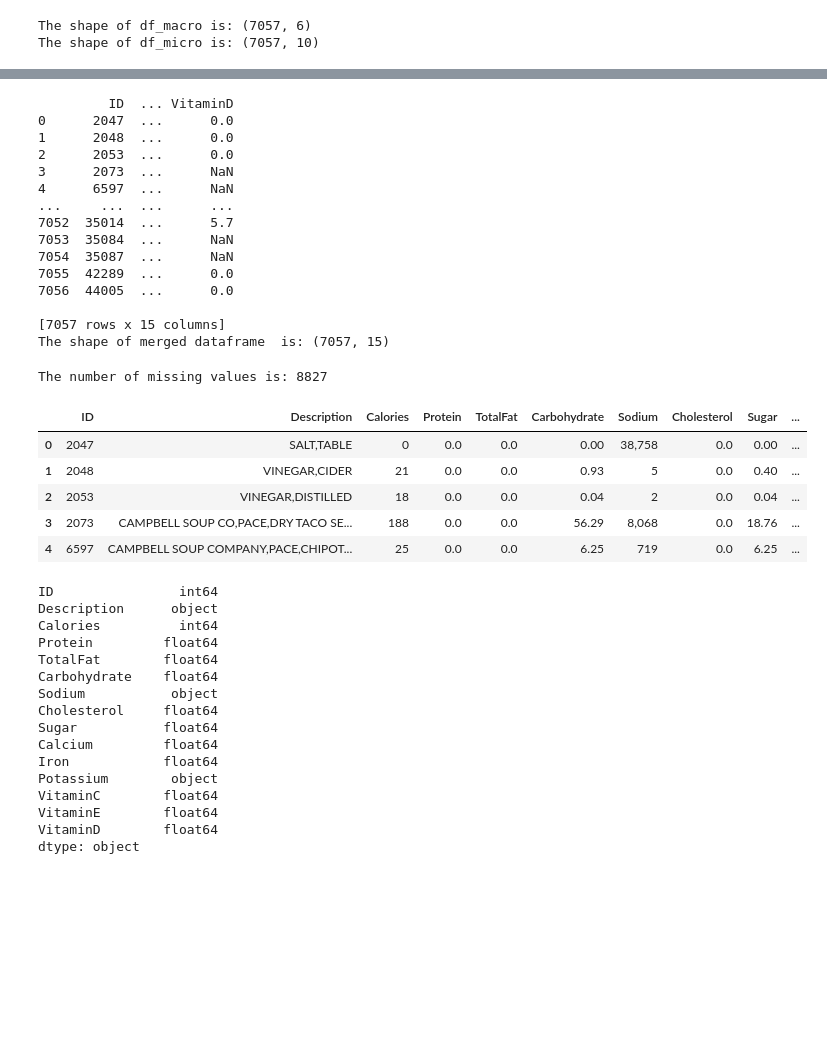
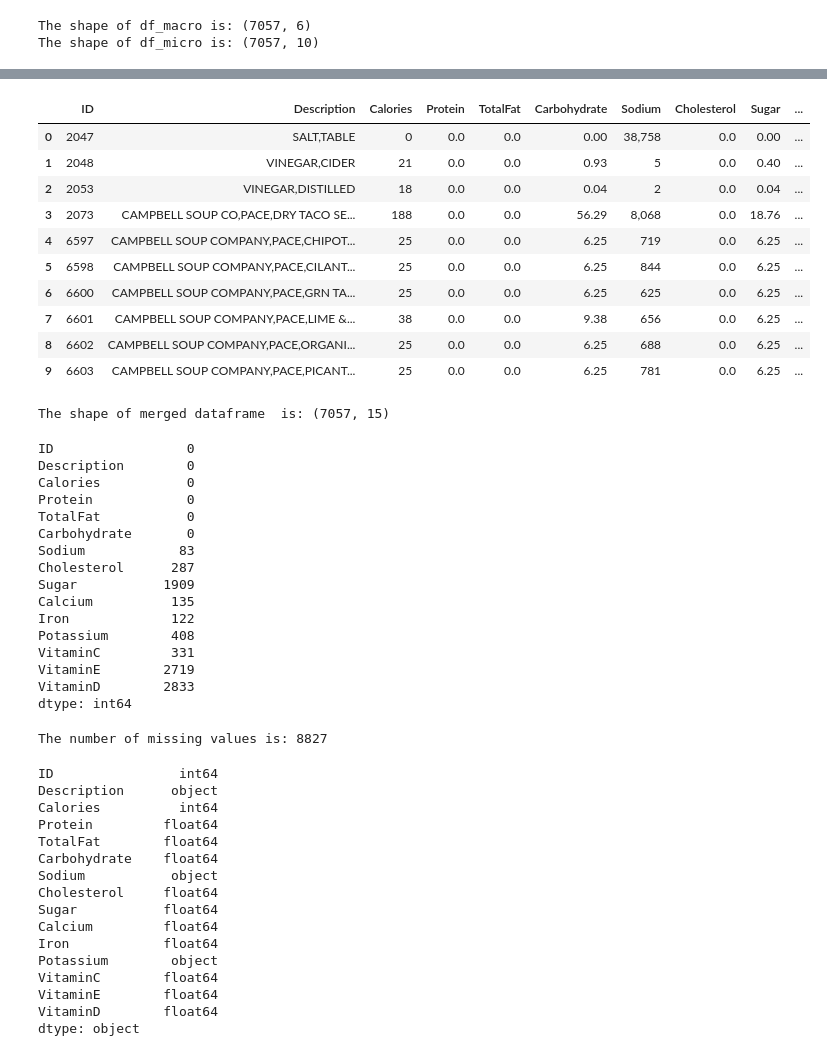
Before and after one commit to obeabi/Assignments, a Jupyter notebook: AbiolData_Scientist_Python_Excercise_your_name.ipynb, the cells around one changed output, grey strips where cells are left out. Drawn from its saved outputs; the diff is of its cells as text; code cells hidden in the pictures; blank space fills up the shorter version.

```diff
--- a/AbiolData_Scientist_Python_Excercise_your_name.ipynb
+++ b/AbiolData_Scientist_Python_Excercise_your_name.ipynb
@@ -19,42 +37,52 @@ The shape of df_micro is: (7057, 10)
 # %%
 # 3. Merge the data frames using the variable "ID". Name the Merged Data Frame "USDA".
 # For my analysis, I joined both daframes using inner join
 
-USDA = pd.merge(df_macro, df_micro, how ="inner", on = 'ID')
-print(USDA)
-print("The shape of merged dataframe  is:", USDA.shape)
+USDA = pd.merge(df_macro, df_micro, on = 'ID',how= 'inner')
+USDA.head(10)
 # %% [output]
-         ID  ... VitaminD
-0      2047  ...      0.0
-1      2048  ...      0.0
-2      2053  ...      0.0
-3      2073  ...      NaN
-4      6597  ...      NaN
-...     ...  ...      ...
-7052  35014  ...      5.7
-7053  35084  ...      NaN
-7054  35087  ...      NaN
-7055  42289  ...      0.0
-7056  44005  ...      0.0
-
-[7057 rows x 15 columns]
-The shape of merged dataframe  is: (7057, 15)
+|  | ID | Description | Calories | Protein | TotalFat | Carbohydrate | Sodium | Cholesterol | Sugar | ... |
+| 0 | 2047 | SALT,TABLE | 0 | 0.0 | 0.0 | 0.00 | 38,758 | 0.0 | 0.00 | ... |
+| 1 | 2048 | VINEGAR,CIDER | 21 | 0.0 | 0.0 | 0.93 | 5 | 0.0 | 0.40 | ... |
+| 2 | 2053 | VINEGAR,DISTILLED | 18 | 0.0 | 0.0 | 0.04 | 2 | 0.0 | 0.04 | ... |
+| 3 | 2073 | CAMPBELL SOUP CO,PACE,DRY TACO SE... | 188 | 0.0 | 0.0 | 56.29 | 8,068 | 0.0 | 18.76 | ... |
+| 4 | 6597 | CAMPBELL SOUP COMPANY,PACE,CHIPOT... | 25 | 0.0 | 0.0 | 6.25 | 719 | 0.0 | 6.25 | ... |
+| 5 | 6598 | CAMPBELL SOUP COMPANY,PACE,CILANT... | 25 | 0.0 | 0.0 | 6.25 | 844 | 0.0 | 6.25 | ... |
+| 6 | 6600 | CAMPBELL SOUP COMPANY,PACE,GRN TA... | 25 | 0.0 | 0.0 | 6.25 | 625 | 0.0 | 6.25 | ... |
+| 7 | 6601 | CAMPBELL SOUP COMPANY,PACE,LIME &... | 38 | 0.0 | 0.0 | 9.38 | 656 | 0.0 | 6.25 | ... |
+| 8 | 6602 | CAMPBELL SOUP COMPANY,PACE,ORGANI... | 25 | 0.0 | 0.0 | 6.25 | 688 | 0.0 | 6.25 | ... |
+| 9 | 6603 | CAMPBELL SOUP COMPANY,PACE,PICANT... | 25 | 0.0 | 0.0 | 6.25 | 781 | 0.0 | 6.25 | ... |
+# %%
+print("The shape of merged dataframe  is:", USDA.shape)
+# %% [output]
+The shape of merged dataframe  is: (7057, 15)
 # %%
 # 4. Prepare the dataset for analysis.
-USDA.replace("?", np.nan, inplace= True)
+#USDA.replace("?", np.nan, inplace= True)
 # Check for missing values
-missing_values = USDA.isnull().sum().sum()
-
-print("The number of missing values is:", missing_values)
-USDA.head()
+USDA.isnull().sum()
 # %% [output]
-The number of missing values is: 8827
+ID                 0
+Description        0
+Calories           0
+Protein            0
+TotalFat           0
+Carbohydrate       0
+Sodium            83
+Cholesterol      287
+Sugar           1909
+Calcium          135
+Iron             122
+Potassium        408
+VitaminC         331
+VitaminE        2719
+VitaminD        2833
+dtype: int64
-|  | ID | Description | Calories | Protein | TotalFat | Carbohydrate | Sodium | Cholesterol | Sugar | ... |
-| 0 | 2047 | SALT,TABLE | 0 | 0.0 | 0.0 | 0.00 | 38,758 | 0.0 | 0.00 | ... |
-| 1 | 2048 | VINEGAR,CIDER | 21 | 0.0 | 0.0 | 0.93 | 5 | 0.0 | 0.40 | ... |
-| 2 | 2053 | VINEGAR,DISTILLED | 18 | 0.0 | 0.0 | 0.04 | 2 | 0.0 | 0.04 | ... |
-| 3 | 2073 | CAMPBELL SOUP CO,PACE,DRY TACO SE... | 188 | 0.0 | 0.0 | 56.29 | 8,068 | 0.0 | 18.76 | ... |
-| 4 | 6597 | CAMPBELL SOUP COMPANY,PACE,CHIPOT... | 25 | 0.0 | 0.0 | 6.25 | 719 | 0.0 | 6.25 | ... |
+# %%
+missing_values = USDA.isnull().sum().sum()
+print("The number of missing values is:", missing_values)
+# %% [output]
+The number of missing values is: 8827
 # %%
 # Check data type for each column
 USDA.dtypes
```
Also changed, not shown: parts of 12 cells of this notebook.
